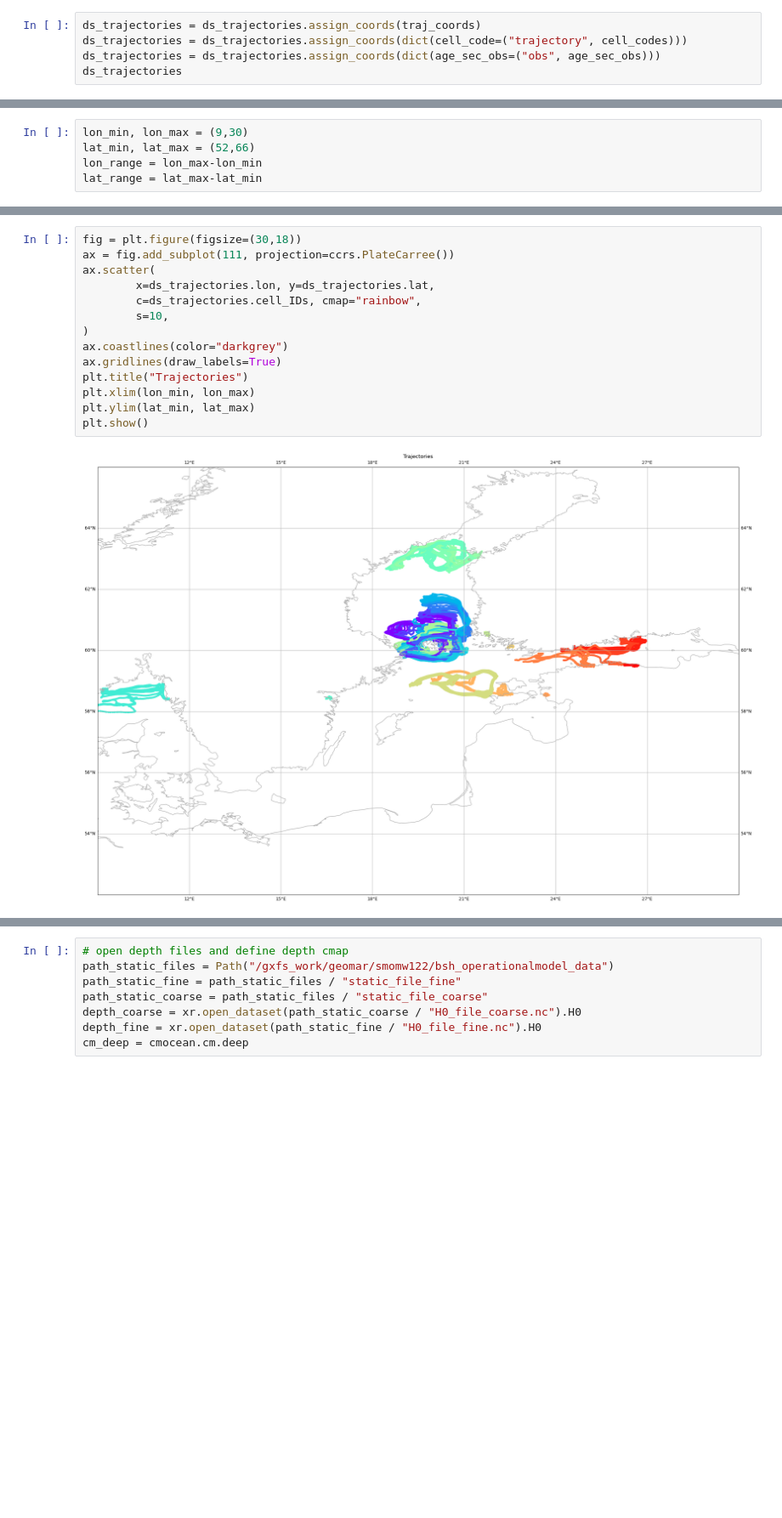
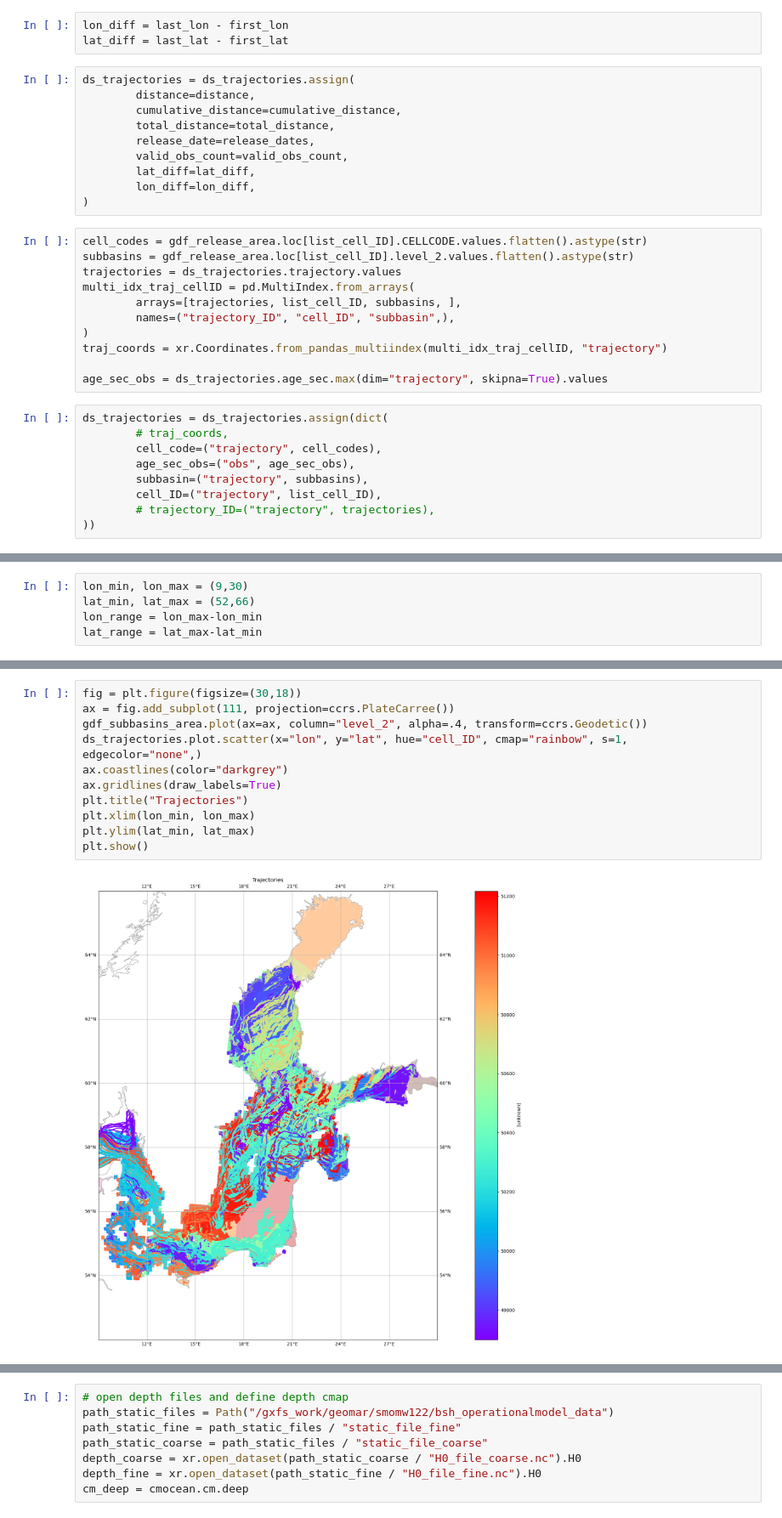
Before and after one commit to geomar-od-lagrange/2025_fucus-dispersal, a Jupyter notebook: notebooks/FucusVisualization.ipynb, the cells around one changed output, grey strips where cells are left out. Shown at 85% size. Saved outputs shown, nothing was run; the diff lists cells and outputs as text; blank space fills up the shorter version.

Commit message:
Added distance plots grouped by subbasin

```diff
--- a/notebooks/FucusVisualization.ipynb
+++ b/notebooks/FucusVisualization.ipynb
@@ -86,5 +149,33 @@ age_sec_obs = ds_trajectories.age_sec.max(dim="trajectory", skipna=True).values
+# %%
+lon_diff = last_lon - first_lon
+lat_diff = last_lat - first_lat
+# %%
+ds_trajectories = ds_trajectories.assign(
+        distance=distance,
+        cumulative_distance=cumulative_distance,
+        total_distance=total_distance,
+        release_date=release_dates,
+        valid_obs_count=valid_obs_count,
+        lat_diff=lat_diff,
+        lon_diff=lon_diff,
+)
+# %%
+cell_codes = gdf_release_area.loc[list_cell_ID].CELLCODE.values.flatten().astype(str)
+subbasins = gdf_release_area.loc[list_cell_ID].level_2.values.flatten().astype(str)
+trajectories = ds_trajectories.trajectory.values
+multi_idx_traj_cellID = pd.MultiIndex.from_arrays(
+        arrays=[trajectories, list_cell_ID, subbasins, ],
+        names=("trajectory_ID", "cell_ID", "subbasin",),
+)
+traj_coords = xr.Coordinates.from_pandas_multiindex(multi_idx_traj_cellID, "trajectory")
+
+age_sec_obs = ds_trajectories.age_sec.max(dim="trajectory", skipna=True).values
 # %%
-ds_trajectories = ds_trajectories.assign_coords(traj_coords)
-ds_trajectories = ds_trajectories.assign_coords(dict(cell_code=("trajectory", cell_codes)))
-ds_trajectories = ds_trajectories.assign_coords(dict(age_sec_obs=("obs", age_sec_obs)))
-ds_trajectories
+ds_trajectories = ds_trajectories.assign(dict(
+        # traj_coords,
+        cell_code=("trajectory", cell_codes),
+        age_sec_obs=("obs", age_sec_obs),
+        subbasin=("trajectory", subbasins),
+        cell_ID=("trajectory", list_cell_ID),
+        # trajectory_ID=("trajectory", trajectories),
+))
@@ -154,16 +207,13 @@ plt.show()
 # %%
 fig = plt.figure(figsize=(30,18))
 ax = fig.add_subplot(111, projection=ccrs.PlateCarree())
-ax.scatter(
-        x=ds_trajectories.lon, y=ds_trajectories.lat,
-        c=ds_trajectories.cell_IDs, cmap="rainbow",
-        s=10,
-)
+gdf_subbasins_area.plot(ax=ax, column="level_2", alpha=.4, transform=ccrs.Geodetic())
+ds_trajectories.plot.scatter(x="lon", y="lat", hue="cell_ID", cmap="rainbow", s=1, edgecolor="none",)
 ax.coastlines(color="darkgrey")
 ax.gridlines(draw_labels=True)
 plt.title("Trajectories")
 plt.xlim(lon_min, lon_max)
 plt.ylim(lat_min, lat_max)
 plt.show()
 # %% [output]
-[figure, old version]
+[figure, new version]
```
Also changed, not shown: parts of 58 cells of this notebook.
